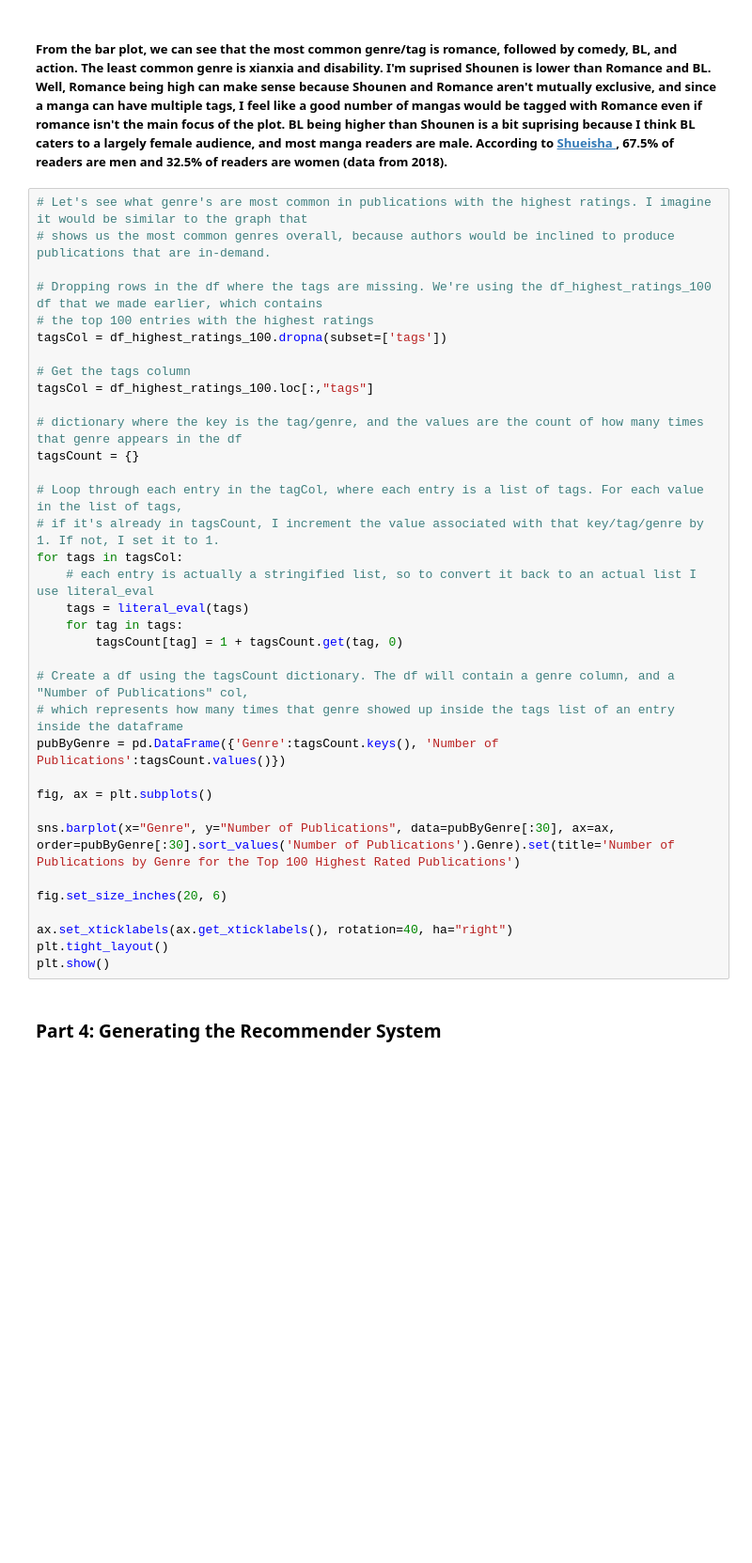
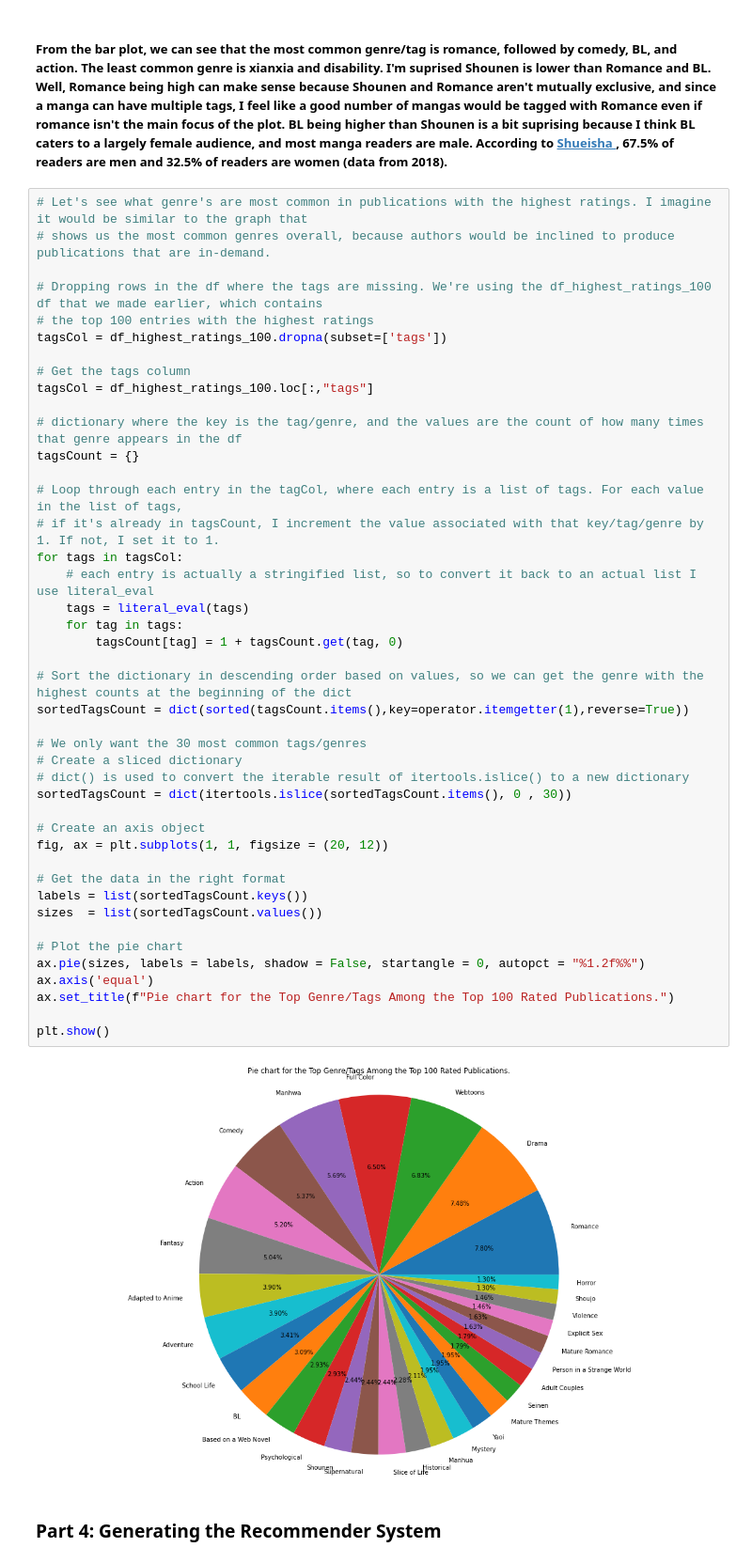
Before and after one commit to 051m/051m.github.io, a Jupyter notebook: Final_Project.ipynb, the cells around one changed output. Shown at 94% size. Saved outputs shown, nothing was run; the diff lists cells and outputs as text; blank space fills up the shorter version.

```diff
--- a/Final_Project.ipynb
+++ b/Final_Project.ipynb
@@ -253,38 +308,48 @@ plt.show()
 # %%
 # Let's see what genre's are most common in publications with the highest ratings. I imagine it would be similar to the graph that
 # shows us the most common genres overall, because authors would be inclined to produce publications that are in-demand.
 
 # Dropping rows in the df where the tags are missing. We're using the df_highest_ratings_100 df that we made earlier, which contains
 # the top 100 entries with the highest ratings
 tagsCol = df_highest_ratings_100.dropna(subset=['tags'])
 
 # Get the tags column
 tagsCol = df_highest_ratings_100.loc[:,"tags"]
 
 # dictionary where the key is the tag/genre, and the values are the count of how many times that genre appears in the df
 tagsCount = {}
 
 # Loop through each entry in the tagCol, where each entry is a list of tags. For each value in the list of tags,
 # if it's already in tagsCount, I increment the value associated with that key/tag/genre by 1. If not, I set it to 1.
 for tags in tagsCol:
     # each entry is actually a stringified list, so to convert it back to an actual list I use literal_eval
     tags = literal_eval(tags)
     for tag in tags:
         tagsCount[tag] = 1 + tagsCount.get(tag, 0)
 
-# Create a df using the tagsCount dictionary. The df will contain a genre column, and a "Number of Publications" col,
-# which represents how many times that genre showed up inside the tags list of an entry inside the dataframe
-pubByGenre = pd.DataFrame({'Genre':tagsCount.keys(), 'Number of Publications':tagsCount.values()})
+# Sort the dictionary in descending order based on values, so we can get the genre with the highest counts at the beginning of the dict
+sortedTagsCount = dict(sorted(tagsCount.items(),key=operator.itemgetter(1),reverse=True))
 
-fig, ax = plt.subplots()
+# We only want the 30 most common tags/genres
+# Create a sliced dictionary
+# dict() is used to convert the iterable result of itertools.islice() to a new dictionary
+sortedTagsCount = dict(itertools.islice(sortedTagsCount.items(), 0 , 30))
 
-sns.barplot(x="Genre", y="Number of Publications", data=pubByGenre[:30], ax=ax, order=pubByGenre[:30].sort_values('Number of Publications').Genre).set(title='Number of Publications by Genre for the Top 100 Highest Rated Publications')
+# Create an axis object
+fig, ax = plt.subplots(1, 1, figsize = (20, 12))
 
-fig.set_size_inches(20, 6)
+# Get the data in the right format
+labels = list(sortedTagsCount.keys())
+sizes  = list(sortedTagsCount.values())
 
-ax.set_xticklabels(ax.get_xticklabels(), rotation=40, ha="right")
-plt.tight_layout()
+# Plot the pie chart
+ax.pie(sizes, labels = labels, shadow = False, startangle = 0, autopct = "%1.2f%%")
+ax.axis('equal')
+ax.set_title(f"Pie chart for the Top Genre/Tags Among the Top 100 Rated Publications.")
+
 plt.show()
+# %% [output]
+[figure, added]
 # %% [markdown]
 ### Part 4: Generating the Recommender System
 # %% [markdown]
```
Also changed, not shown: parts of 16 cells of this notebook, 2 other files.
